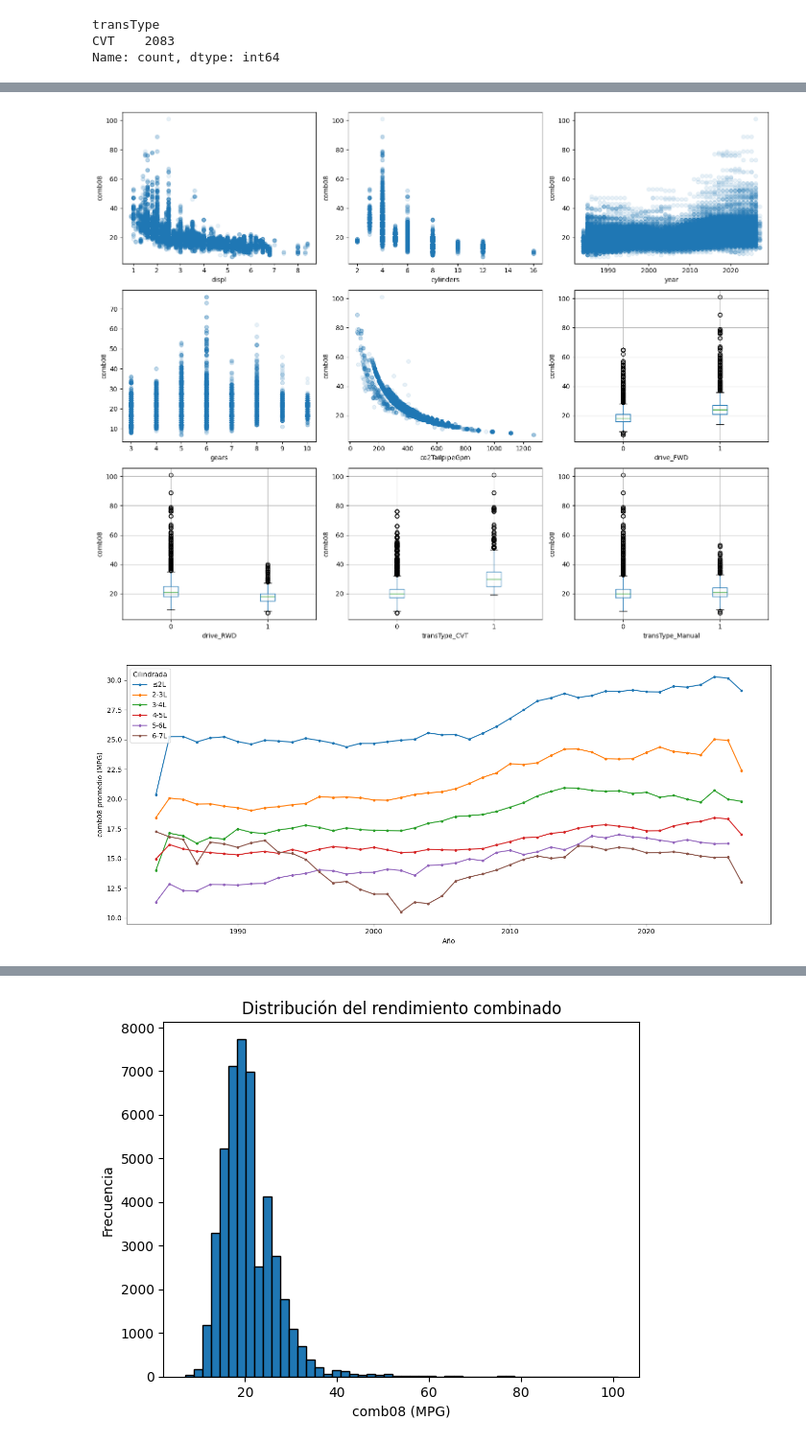
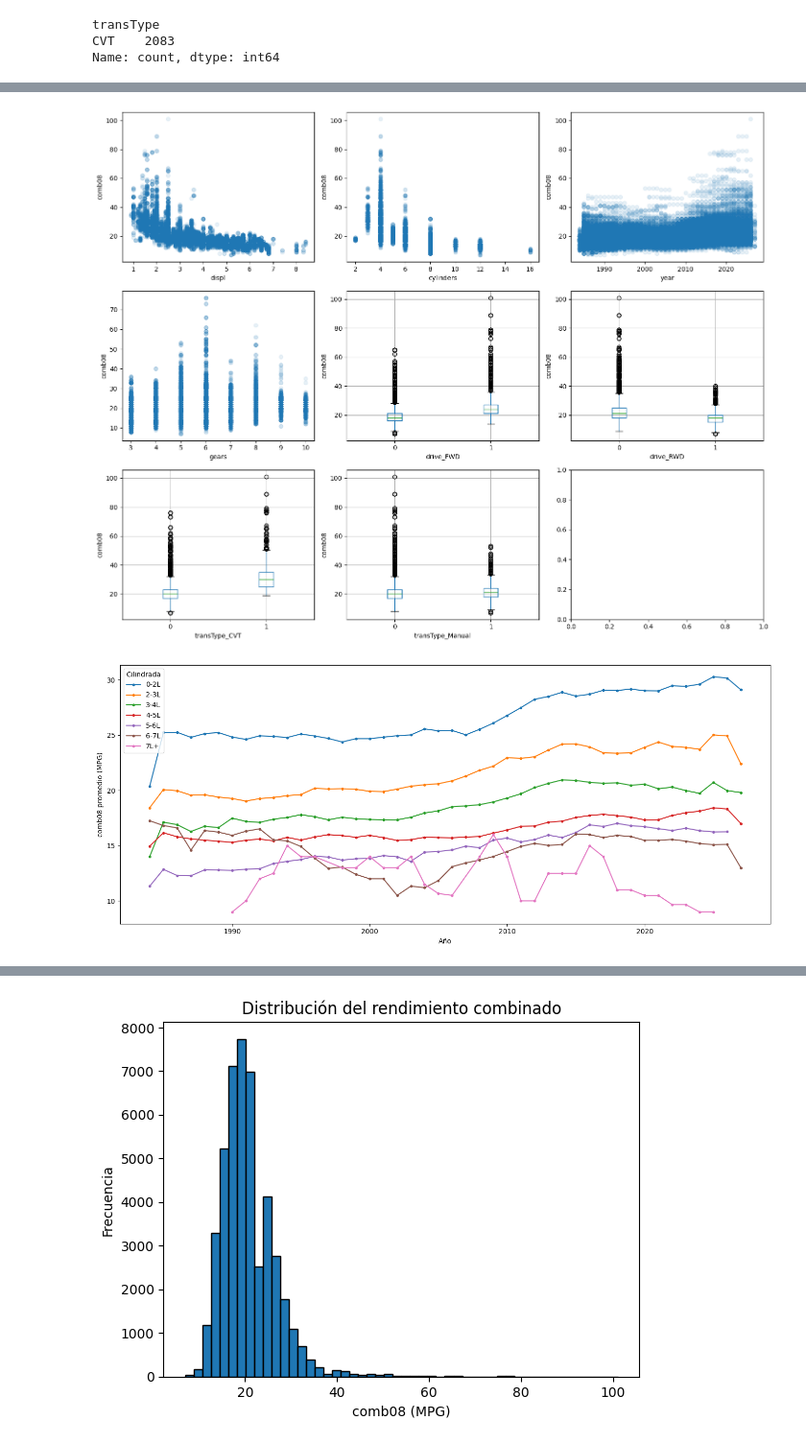
Before and after one commit to DonMarto/EPA_EYP230I, a Jupyter notebook: EDA/EDA.ipynb, the cells around one changed output, grey strips where cells are left out. Shown at 96% size. Drawn from its saved outputs; the diff is of its cells as text; code cells hidden in the pictures.

```diff
--- a/EDA/EDA.ipynb
+++ b/EDA/EDA.ipynb
@@ -261,7 +261,7 @@ cols_to_drop = [
     'phevBlended', 'range', 'rangeHwy', 'rangeCity',
     'UCity', 'UHighway',
     'VClass', 'guzzler', 'trans_dscr', 'mfrCode',
-    'phevCity', 'phevHwy'
+    'phevCity', 'phevHwy', 'co2TailpipeGpm'
 ]
 # %%
 df3 = df2.drop(columns=cols_to_drop)
@@ -506,5 +508,5 @@ plt.show()
 # %%
-numericas = ['displ', 'cylinders', 'year', 'gears', 'co2TailpipeGpm']
+numericas = ['displ', 'cylinders', 'year', 'gears']
 dummies = ['drive_FWD', 'drive_RWD', 'transType_CVT', 'transType_Manual']
 
 fig, axes = plt.subplots(3, 3, figsize=(15, 12))
@@ -526,26 +528,26 @@ plt.suptitle('')
 plt.tight_layout()
 plt.show()
 # %% [output]
-[figure, old version]
+[figure, new version]
 # %%
 df3['displ_grupo'] = pd.cut(df3['displ'],
-                             bins=[0, 2, 3, 4, 5, 6, 7],
-                             labels=['≤2L', '2-3L', '3-4L', '4-5L', '5-6L', '6-7L'])
+                             bins=[0, 2, 3, 4, 5, 6, 7, float('inf')],
+                             labels=['0-2L', '2-3L', '3-4L', '4-5L', '5-6L', '6-7L', '7L+'])
 
 evolucion = df3.groupby(['year', 'displ_grupo'])['comb08'].mean().reset_index()
 
 fig, ax = plt.subplots(figsize=(14, 6))
 for grupo in evolucion['displ_grupo'].cat.categories:
     datos = evolucion[evolucion['displ_grupo'] == grupo]
     ax.plot(datos['year'], datos['comb08'], label=grupo, marker='o', markersize=3)
 
 ax.set_xlabel('Año')
 ax.set_ylabel('comb08 promedio (MPG)')
 ax.legend(title='Cilindrada')
 plt.tight_layout()
 plt.show()
 # %% [output]
-[figure, old version]
+[figure, new version]
 # %%
 df3.describe()
 # %% [output]
```
Also changed, not shown: parts of 11 cells of this notebook, 2 other files.
